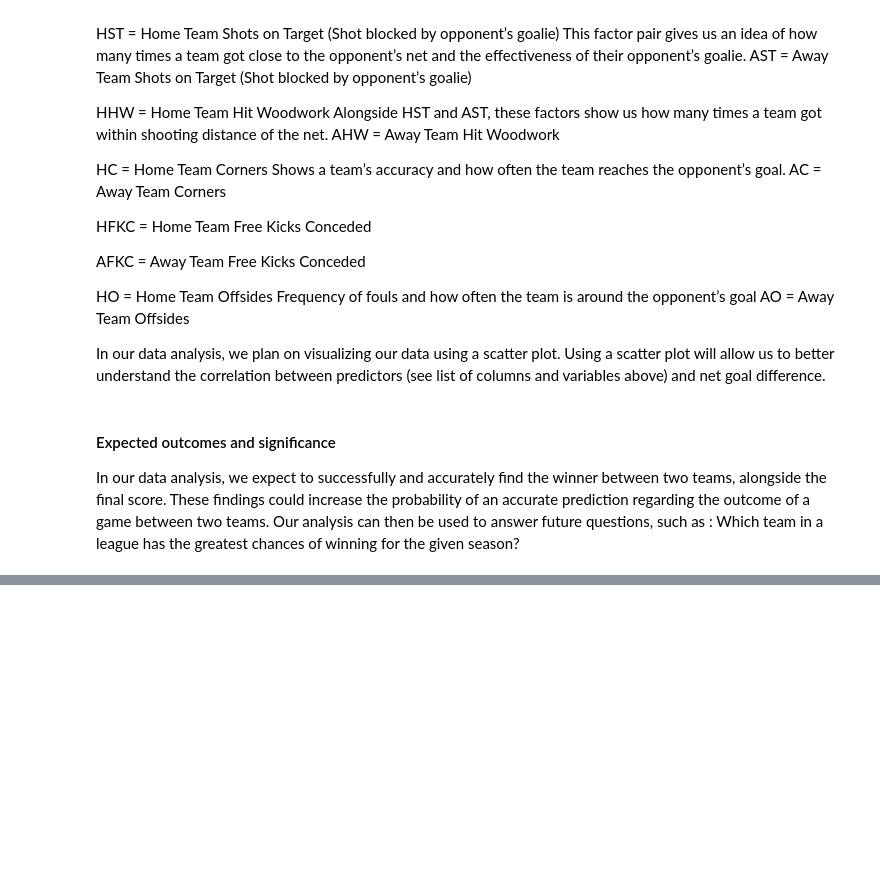
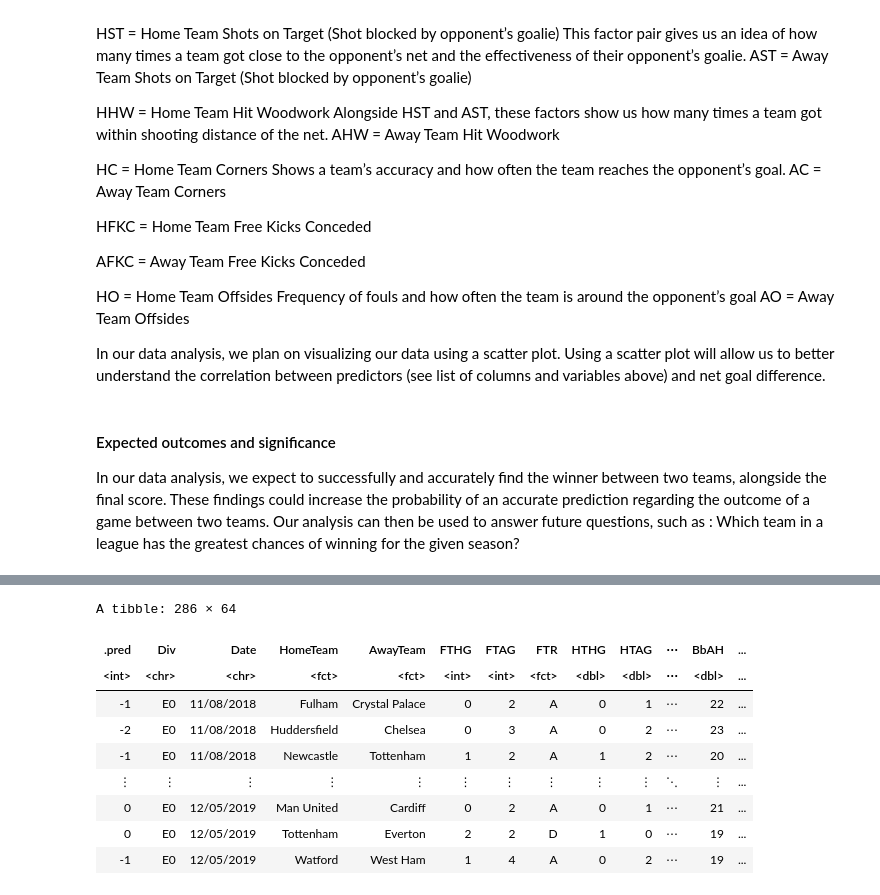
Before and after one commit to armanmoztar/DSCI100-group-project-report, a Jupyter notebook: Group_Project.ipynb, the cells around one changed output, grey strips where cells are left out. Cells and saved outputs as stored; diff of their text form; code cells hidden in the pictures; blank space fills up the shorter version.

```diff
--- a/Group_Project.ipynb
+++ b/Group_Project.ipynb
@@ -225,0 +273,21 @@ the given season?
+# %%
+set.seed(1234)
+
+k_min <- match_min %>%
+         pull(neighbors)
+
+match_best_spec <- nearest_neighbor(weight_func = "rectangular", neighbors = k_min) %>%
+         set_engine("kknn") %>%
+         set_mode("regression")
+
+match_best_fit <- workflow() %>%
+         add_recipe(match_recipe_home) %>%
+         add_model(match_best_spec) %>%
+         fit(data = match_train)
+
+match_summary <- match_best_fit %>%
+          predict(match_test) %>%
+          bind_cols(match_test) %>%
+          metrics(truth = NetScore, estimate = .pred)
+
+match_summary
@@ -225,0 +301,35 @@ the given season?
+# %%
+set.seed(2019)
+
+options(repr.plot.width = 7, repr.plot.height = 7)
+
+match_preds <- match_best_fit %>%
+        predict(match_train) %>%
+        bind_cols(match_train) %>%
+        mutate(.pred = as.integer(round(.pred)))
+
+
+match_preds
+
+# match_plot <- match_train %>%
+#         ggplot(aes(x= NetScore, y= NetScore)) +
+#         geom_point(alpha=0.5) +
+#         geom_line(data = match_preds,
+#                  mapping = aes(x = NetScore, y= .pred),
+#                  color = "blue") +
+#         xlab("Half Time Goals")+
+#         ylab("Full Times Goals") +
+#         ggtitle("Cool Title bRo")
+
+# match_plot
+# %% [output]
+A tibble: 286 × 64
+| .pred | Div | Date | HomeTeam | AwayTeam | FTHG | FTAG | FTR | HTHG | HTAG | ⋯ | BbAH | ... |
+| <int> | <chr> | <chr> | <fct> | <fct> | <int> | <int> | <fct> | <dbl> | <dbl> | ⋯ | <dbl> | ... |
+| -1 | E0 | 11/08/2018 | Fulham | Crystal Palace | 0 | 2 | A | 0 | 1 | ⋯ | 22 | ... |
+| -2 | E0 | 11/08/2018 | Huddersfield | Chelsea | 0 | 3 | A | 0 | 2 | ⋯ | 23 | ... |
+| -1 | E0 | 11/08/2018 | Newcastle | Tottenham | 1 | 2 | A | 1 | 2 | ⋯ | 20 | ... |
+| ⋮ | ⋮ | ⋮ | ⋮ | ⋮ | ⋮ | ⋮ | ⋮ | ⋮ | ⋮ | ⋱ | ⋮ | ... |
+| 0 | E0 | 12/05/2019 | Man United | Cardiff | 0 | 2 | A | 0 | 1 | ⋯ | 21 | ... |
+| 0 | E0 | 12/05/2019 | Tottenham | Everton | 2 | 2 | D | 1 | 0 | ⋯ | 19 | ... |
+| -1 | E0 | 12/05/2019 | Watford | West Ham | 1 | 4 | A | 0 | 2 | ⋯ | 19 | ... |
```
Also changed, not shown: parts of 6 cells of this notebook.
